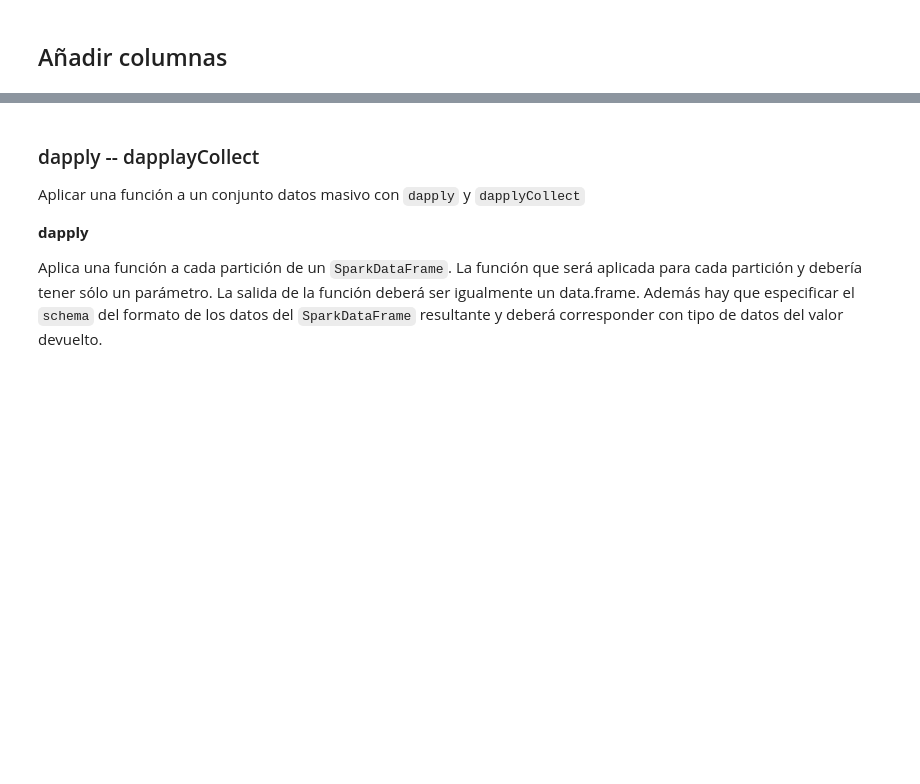
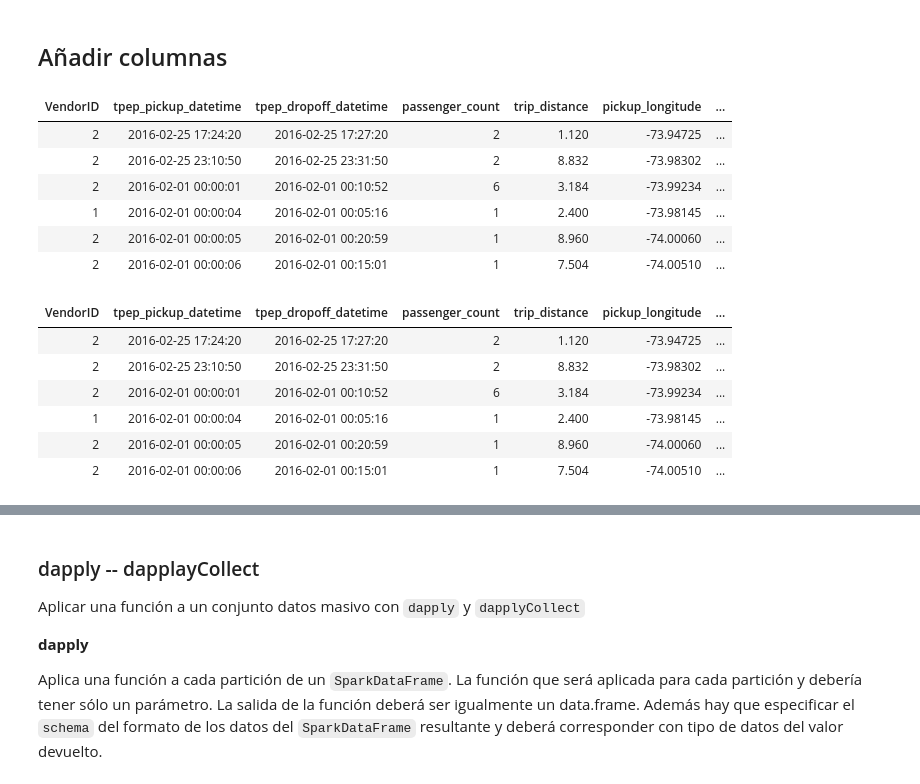
Before and after one commit to manuparra/taller_SparkR, a Jupyter notebook: Parte 2. S04. Operaciones con SparkDataFrames.ipynb, the cells around one changed output, grey strips where cells are left out. Cells and saved outputs as stored; diff of their text form; code cells hidden in the pictures; blank space fills up the shorter version.

```diff
--- a/Parte 2. S04. Operaciones con SparkDataFrames.ipynb
+++ b/Parte 2. S04. Operaciones con SparkDataFrames.ipynb
@@ -48,6 +82,6 @@ Más datasets masivos de NYCTaxiTrips en:  http://www.nyc.gov/html/tlc/html/abou
 # %%
 # Cargamos una versión reducida de los datos en CSV
-df_nyctrips <- read.df("datasets/yellow_tripdata_2016-02_small3.csv", "csv", header = "true", inferSchema = "true")
+df_nyctrips <- read.df("/root/TallerSparkR/datasets/yellow_tripdata_2016-02_small3.csv", "csv", header = "true", inferSchema = "true")
 # %% [markdown]
 Estudiamos de manera superficial el dataset
 # %%
@@ -111,5 +235,23 @@ head(df_nyctrips)
 ## Añadir columnas
 # %%
 # Usamos mutate para añadir columnas que operan con elementos de las demás columnas.
-head(mutate(sql_nyc,  uniform = rand(10),  normal  = randn(27)))
-head(mutate(sql_nyc,  uniform =sql_nyc$total_amount*1.1355,  normal  = randn(27)))
+
+# mutate(sql_nyc,  uniform = rand(10),  normal  = randn(27))
+
+head(mutate(df_nyctrips,  uniform = rand(10),  normal  = randn(27)))
+head(mutate(df_nyctrips,  uniform =df_nyctrips$total_amount*1.1355,  normal  = randn(27)))
+# %% [output]
+| VendorID | tpep_pickup_datetime | tpep_dropoff_datetime | passenger_count | trip_distance | pickup_longitude | ... |
+| 2 | 2016-02-25 17:24:20 | 2016-02-25 17:27:20 | 2 | 1.120 | -73.94725 | ... |
+| 2 | 2016-02-25 23:10:50 | 2016-02-25 23:31:50 | 2 | 8.832 | -73.98302 | ... |
+| 2 | 2016-02-01 00:00:01 | 2016-02-01 00:10:52 | 6 | 3.184 | -73.99234 | ... |
+| 1 | 2016-02-01 00:00:04 | 2016-02-01 00:05:16 | 1 | 2.400 | -73.98145 | ... |
+| 2 | 2016-02-01 00:00:05 | 2016-02-01 00:20:59 | 1 | 8.960 | -74.00060 | ... |
+| 2 | 2016-02-01 00:00:06 | 2016-02-01 00:15:01 | 1 | 7.504 | -74.00510 | ... |
+| VendorID | tpep_pickup_datetime | tpep_dropoff_datetime | passenger_count | trip_distance | pickup_longitude | ... |
+| 2 | 2016-02-25 17:24:20 | 2016-02-25 17:27:20 | 2 | 1.120 | -73.94725 | ... |
+| 2 | 2016-02-25 23:10:50 | 2016-02-25 23:31:50 | 2 | 8.832 | -73.98302 | ... |
+| 2 | 2016-02-01 00:00:01 | 2016-02-01 00:10:52 | 6 | 3.184 | -73.99234 | ... |
+| 1 | 2016-02-01 00:00:04 | 2016-02-01 00:05:16 | 1 | 2.400 | -73.98145 | ... |
+| 2 | 2016-02-01 00:00:05 | 2016-02-01 00:20:59 | 1 | 8.960 | -74.00060 | ... |
+| 2 | 2016-02-01 00:00:06 | 2016-02-01 00:15:01 | 1 | 7.504 | -74.00510 | ... |
```
Also changed, not shown: parts of 38 cells of this notebook, 2 other files.
